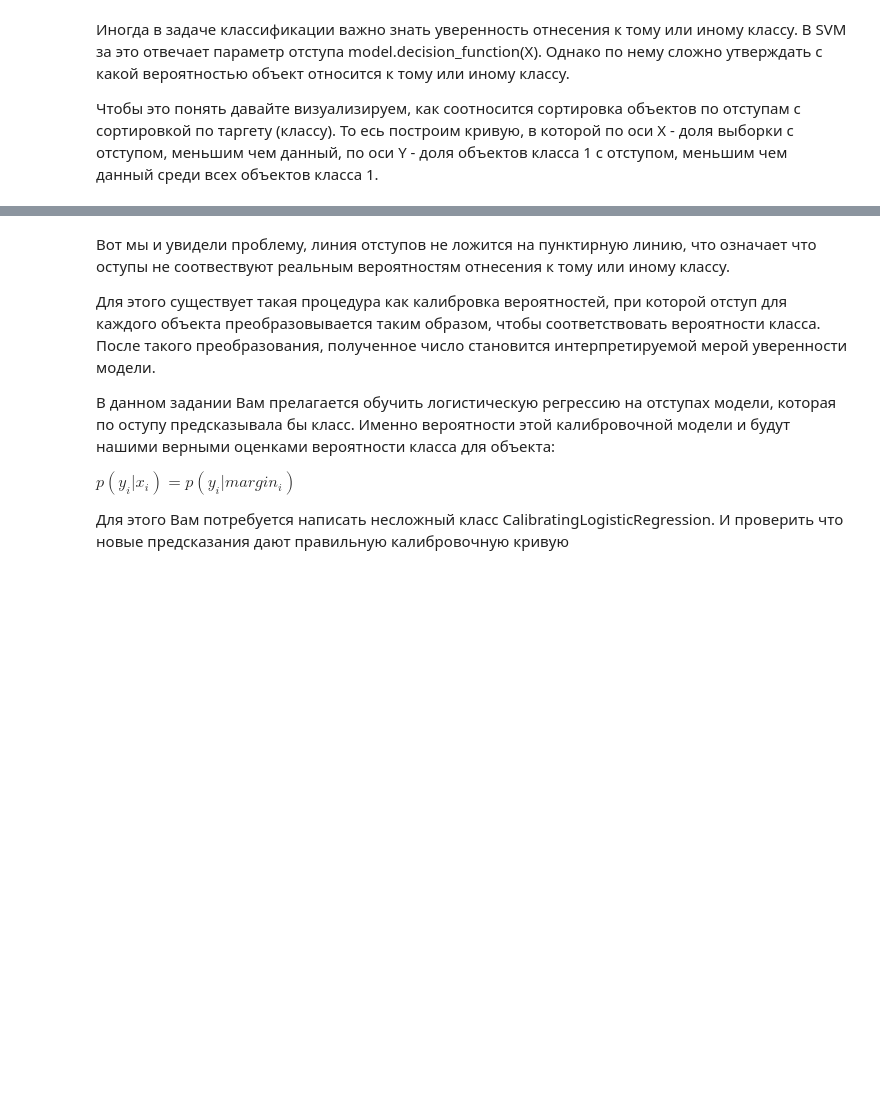
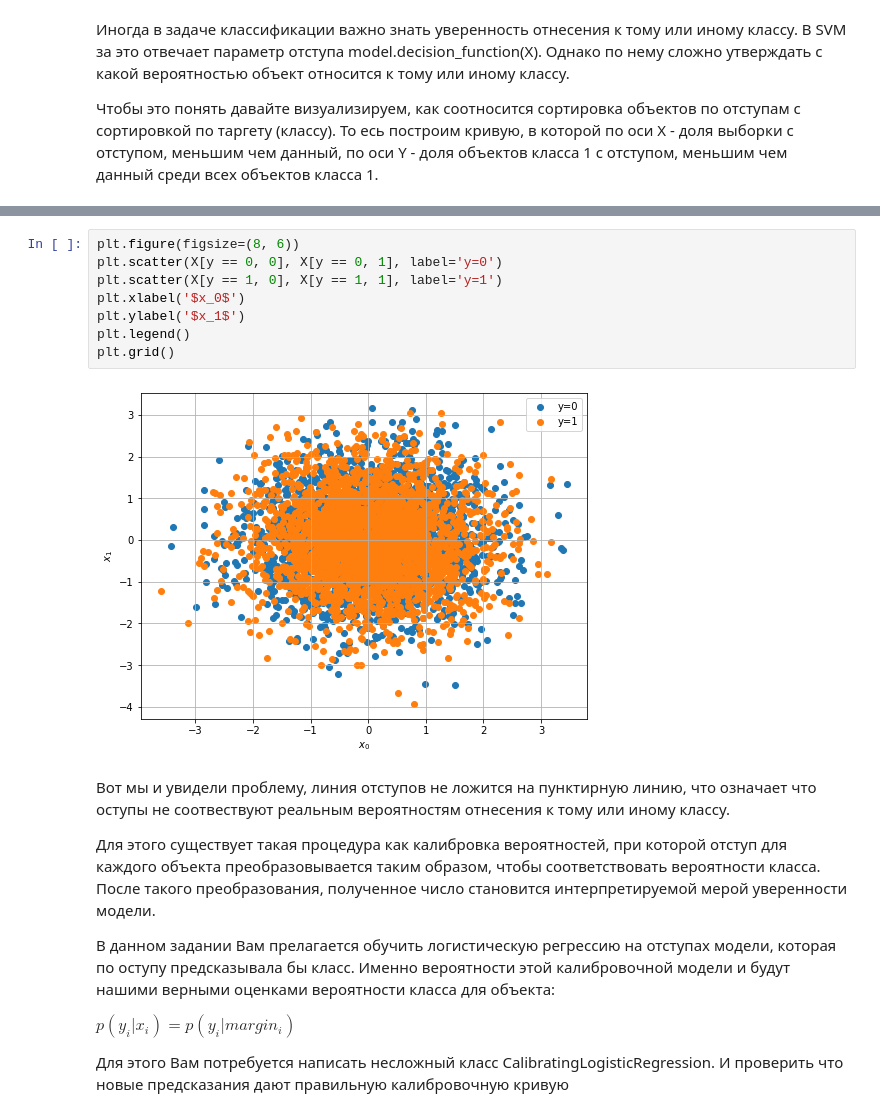
Before and after one commit to 23Grammer58/ML_course_sirius, a Jupyter notebook: task2/SVM_homework.ipynb, the cells around one changed output, grey strips where cells are left out. Saved outputs shown, nothing was run; the diff lists cells and outputs as text; blank space fills up the shorter version.

```diff
--- a/task2/SVM_homework.ipynb
+++ b/task2/SVM_homework.ipynb
@@ -33,3 +62,13 @@ NameError: name 'train_test_split' is not defined
+# %%
+plt.figure(figsize=(8, 6))
+plt.scatter(X[y == 0, 0], X[y == 0, 1], label='y=0')
+plt.scatter(X[y == 1, 0], X[y == 1, 1], label='y=1')
+plt.xlabel('$x_0$')
+plt.ylabel('$x_1$')
+plt.legend()
+plt.grid()
+# %% [output]
+[figure, added]
 # %% [markdown]
 Вот мы и увидели проблему, линия отступов не ложится на пунктирную линию, что означает что оступы не соотвествуют реальным вероятностям отнесения к тому или иному классу.
 
```
Also changed, not shown: parts of 9 cells of this notebook.
